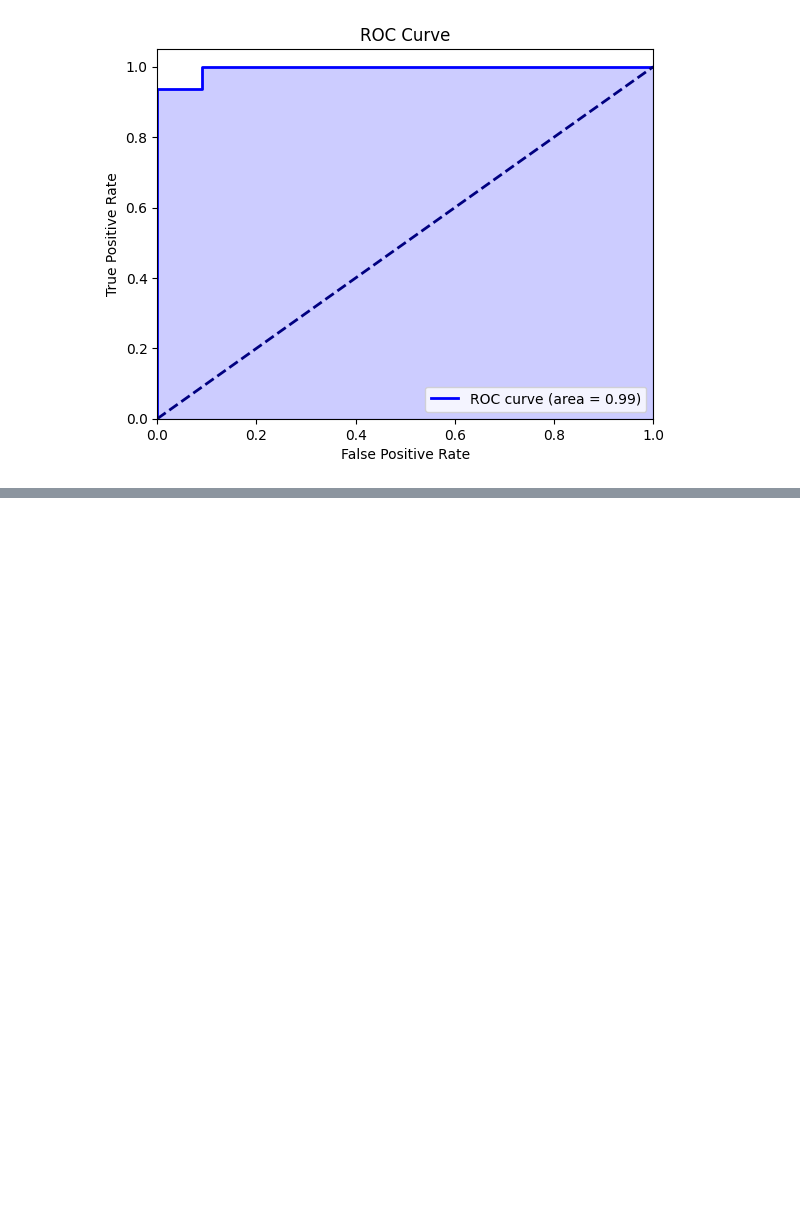
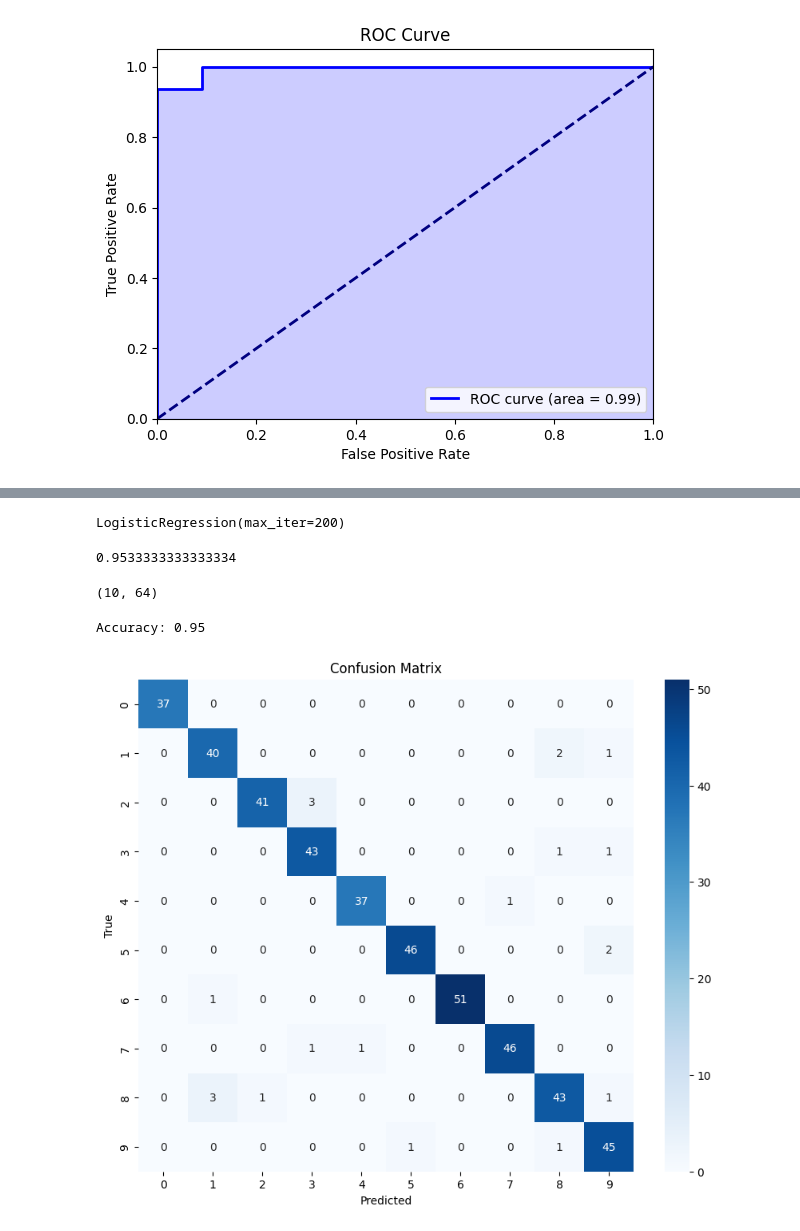
Before and after one commit to abdullaharifx/PL-Work, a Jupyter notebook: Classification-02.ipynb, the cells around one changed output, grey strips where cells are left out. Cells and saved outputs as stored; diff of their text form; code cells hidden in the pictures; blank space fills up the shorter version.

```diff
--- a/Classification-02.ipynb
+++ b/Classification-02.ipynb
@@ -127,0 +134,20 @@ plt.show()
+# %%
+digits = load_digits()
+# %%
+X_digits, y_digits = digits.data, digits.target
+X_train, X_test, y_train, y_test = train_test_split(X_digits, y_digits, random_state=0)
+# %%
+clf = LogisticRegression(max_iter=200)
+clf.fit(X_train, y_train)
+# %% [output]
+LogisticRegression(max_iter=200)
+# %%
+clf.score(X_test, y_test)
+# %% [output]
+0.9533333333333334
+# %%
+# coefficients
+coefficients = clf.coef_
+coefficients.shape
+# %% [output]
+(10, 64)
@@ -127,0 +157,17 @@ plt.show()
+# %%
+y_pred_1= clf.predict(X_test)
+accuracy = accuracy_score(y_test, y_pred)
+print(f"Accuracy: {accuracy:.2f}")
+# %% [output]
+Accuracy: 0.95
+# %%
+cm = confusion_matrix(y_test, y_pred_1)
+import seaborn as sns
+plt.figure(figsize=(10, 8))
+sns.heatmap(cm, annot=True, fmt='d', cmap='Blues', xticklabels=digits.target_names, yticklabels=digits.target_names)
+plt.xlabel('Predicted')
+plt.ylabel('True')
+plt.title('Confusion Matrix')
+plt.show()
+# %% [output]
+[figure, added]
```
Also changed, not shown: parts of 3 cells of this notebook.
